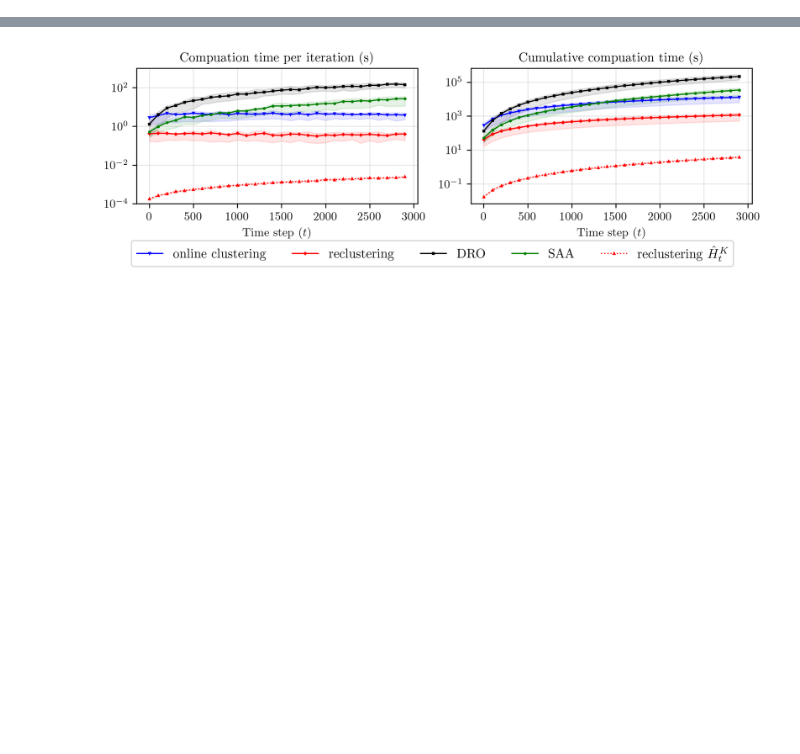
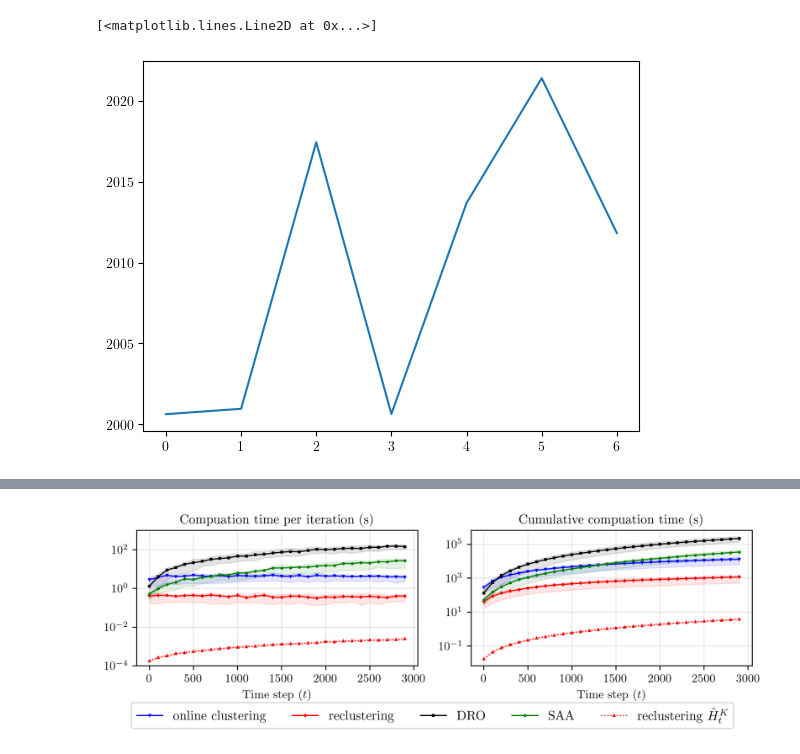
Before and after one commit to stellatogrp/online_mro, a Jupyter notebook: portfolio/analysis/plots/plots_1000.ipynb, the cells around one changed output, grey strips where cells are left out. Saved outputs shown, nothing was run; the diff lists cells and outputs as text; code cells hidden in the pictures; blank space fills up the shorter version.

```diff
--- a/portfolio/analysis/plots/plots_1000.ipynb
+++ b/portfolio/analysis/plots/plots_1000.ipynb
@@ -417,0 +418,5 @@ plt.plot(df["MRO_eval0"])
+# %%
+plt.plot(df["online_time"])
+# %% [output]
+[<matplotlib.lines.Line2D at 0x...>]
+[figure, added]
```
Also changed, not shown: parts of 10 cells of this notebook, 30 other files.
